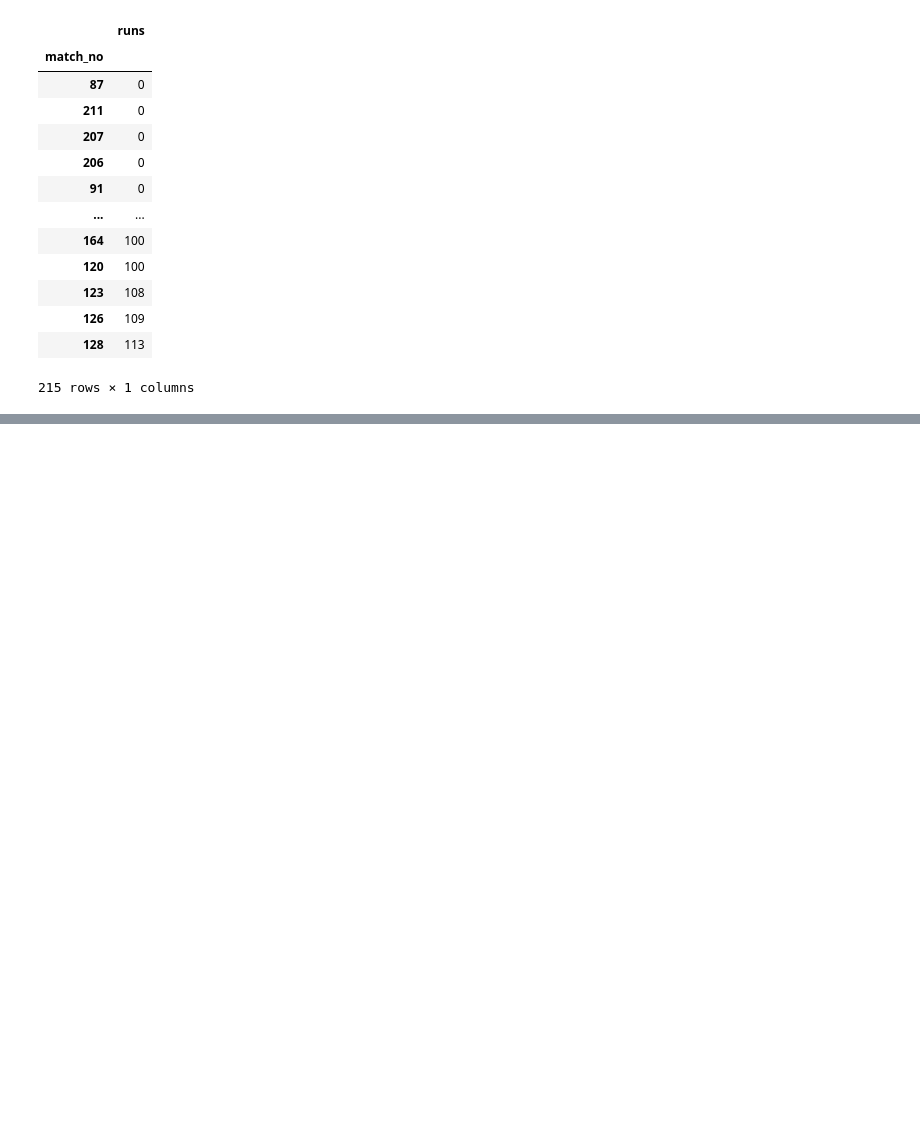
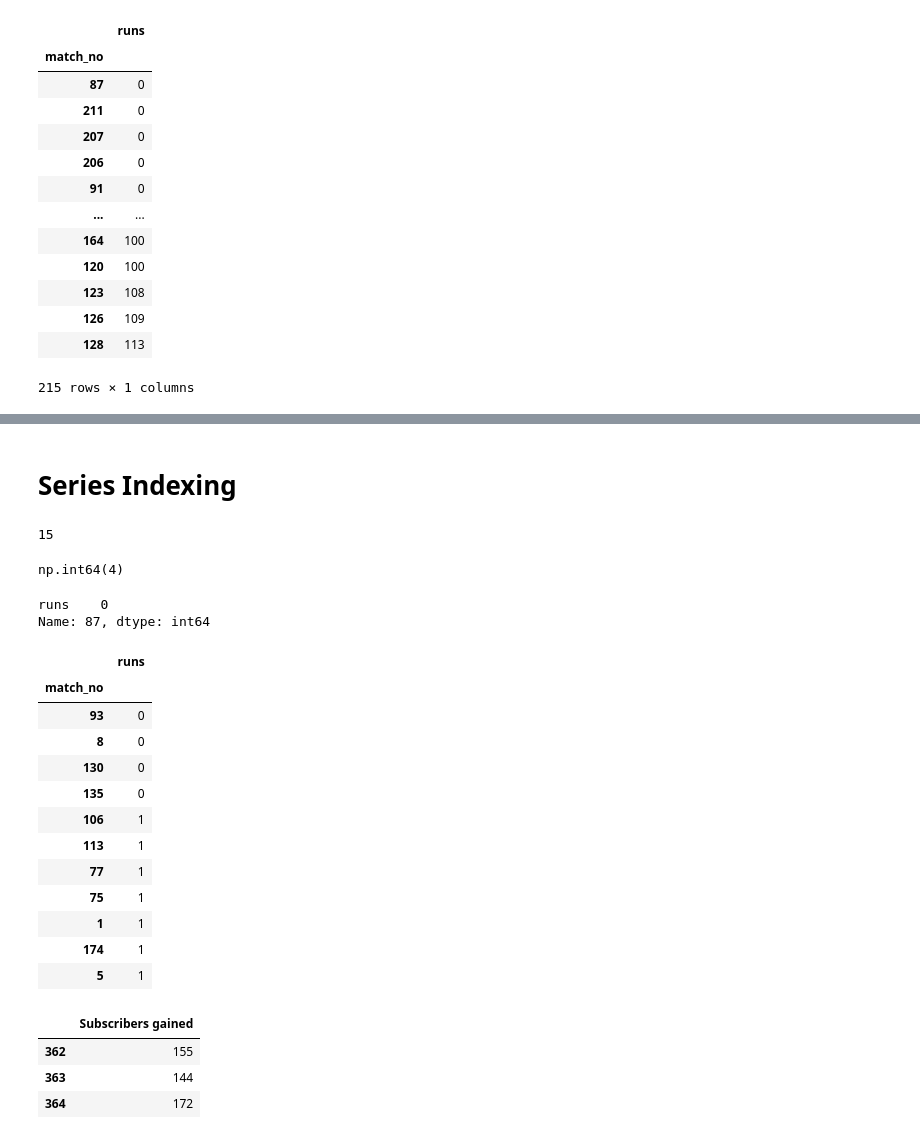
Before and after one commit to thesujalgaur/DATA-SCIENCE-Personal, a Jupyter notebook: Pandas/pandas_series.ipynb, the cells around one changed output, grey strips where cells are left out. Cells and saved outputs as stored; diff of their text form; code cells hidden in the pictures; blank space fills up the shorter version.

```diff
--- a/Pandas/pandas_series.ipynb
+++ b/Pandas/pandas_series.ipynb
@@ -159,0 +362,45 @@ vk
+# %% [markdown]
+# Series Indexing
+# %%
+#integer indexing
+x=pd.Series([12,13,14,15,34,23,4,5,423,313,1131,3,4])
+print(x[3])
+# %% [output]
+15
+# %%
+#negative indexing
+x.iloc[-1]  #kaam nhi karta "shayad string pe hi kaam karta h only"
+# %% [output]
+np.int64(4)
+# %%
+vk.iloc[0]
+# %% [output]
+runs    0
+Name: 87, dtype: int64
+# %%
+#slicing
+vk.iloc[5:16]
+# %% [output]
+|  | runs |
+| match_no |  |
+| 93 | 0 |
+| 8 | 0 |
+| 130 | 0 |
+| 135 | 0 |
+| 106 | 1 |
+| 113 | 1 |
+| 77 | 1 |
+| 75 | 1 |
+| 1 | 1 |
+| 174 | 1 |
+| 5 | 1 |
+# %%
+# negative slicing
+vk[-5:]
+bolly[-5:]
+subs[-3:]
+# %% [output]
+|  | Subscribers gained |
+| 362 | 155 |
+| 363 | 144 |
+| 364 | 172 |
```
Also changed, not shown: parts of 41 cells of this notebook.
